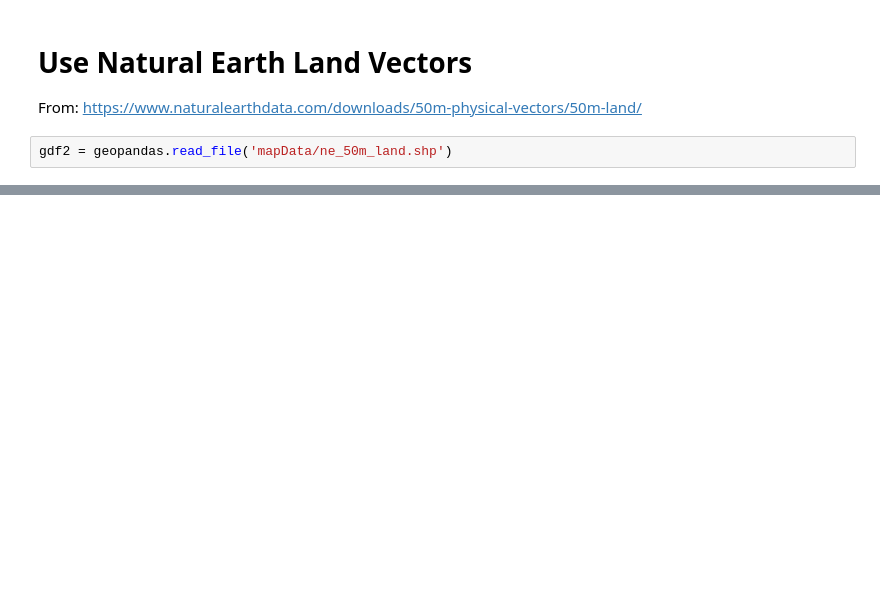
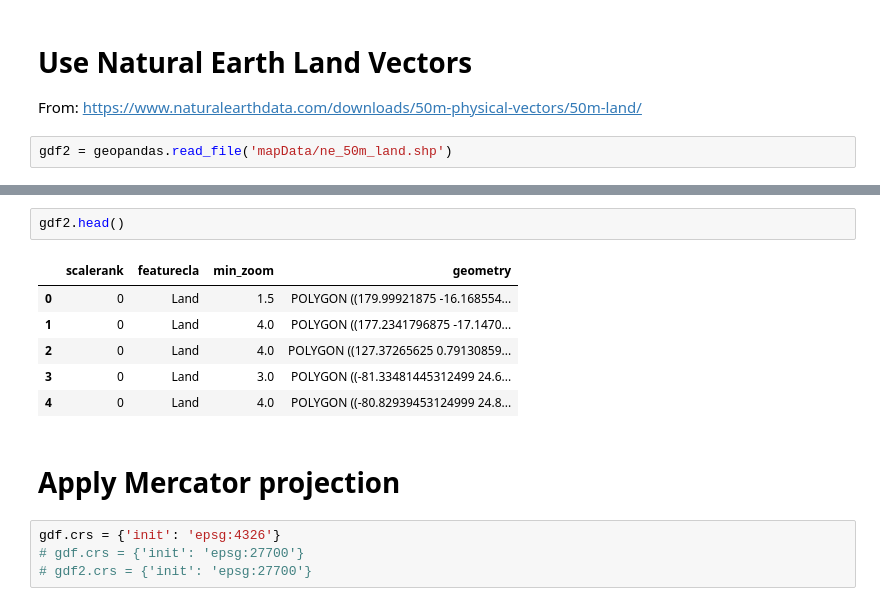
Before and after one commit to open-editions/corpus-joyce-portrait-TEI, a Jupyter notebook: analysis/analyze-geolocactions.ipynb, the cells around one changed output, grey strips where cells are left out. Drawn from its saved outputs; the diff is of its cells as text; blank space fills up the shorter version.

```diff
--- a/analysis/analyze-geolocactions.ipynb
+++ b/analysis/analyze-geolocactions.ipynb
@@ -45,0 +54,15 @@ base = gdf2.cx[-8:-4,52:53]
+# %%
+gdf2.head()
+# %% [output]
+|  | scalerank | featurecla | min_zoom | geometry |
+| 0 | 0 | Land | 1.5 | POLYGON ((179.99921875 -16.168554... |
+| 1 | 0 | Land | 4.0 | POLYGON ((177.2341796875 -17.1470... |
+| 2 | 0 | Land | 4.0 | POLYGON ((127.37265625 0.79130859... |
+| 3 | 0 | Land | 3.0 | POLYGON ((-81.33481445312499 24.6... |
+| 4 | 0 | Land | 4.0 | POLYGON ((-80.82939453124999 24.8... |
+# %% [markdown]
+# Apply Mercator projection
+# %%
+gdf.crs = {'init': 'epsg:4326'}
+# gdf.crs = {'init': 'epsg:27700'}
+# gdf2.crs = {'init': 'epsg:27700'}
```
Also changed, not shown: parts of 30 cells of this notebook.
